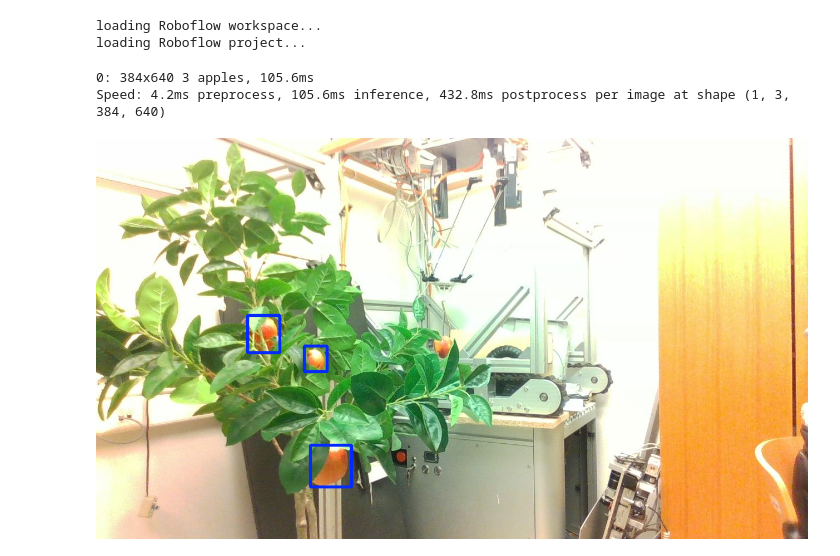
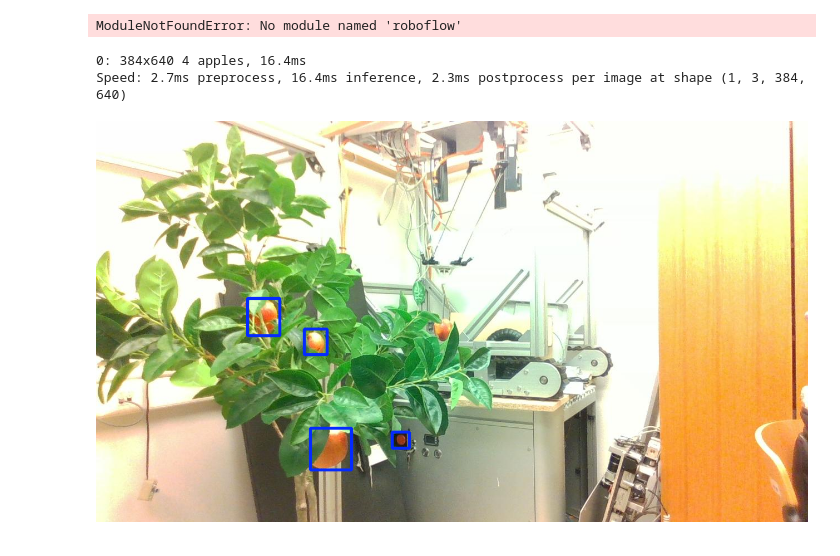
Before and after one commit to dans198/AprilTag_DT, a Jupyter notebook: Apple_picking.ipynb, the cells around one changed output. Saved outputs shown, nothing was run; the diff lists cells and outputs as text; code cells hidden in the pictures.

```diff
--- a/Apple_picking.ipynb
+++ b/Apple_picking.ipynb
@@ -51,46 +51,45 @@ Resolving deltas: 100% (376/376), done.
   Building wheel for antlr4-python3-runtime (setup.py) ... done
   Building wheel for iopath (setup.py) ... done
 # %%
-from inference import get_model
-import supervision as sv
-import cv2
-from roboflow import Roboflow
-API_KEY = "krcBi08AOauTOWDwib66"
-MODEL_ID = "apples-in-the-lab"
-rf = Roboflow(api_key = API_KEY)
-project = rf.workspace().project(MODEL_ID)
-model = project.version("2").model
+# from inference import get_model
+# import supervision as sv
+# import cv2
+# from roboflow import Roboflow
+# API_KEY = "krcBi08AOauTOWDwib66"
+# MODEL_ID = "apples-in-the-lab"
+# rf = Roboflow(api_key = API_KEY)
+# project = rf.workspace().project(MODEL_ID)
+# model = project.version("2").model
 # %% [output]
-loading Roboflow workspace...
-loading Roboflow project...
+ModuleNotFoundError: No module named 'roboflow'
 # %%
 import pyrealsense2 as rs
 import numpy as np
 import cv2
 from ultralytics import YOLO
 import open3d as o3d
 from datetime import datetime
 from PIL import Image
 import time
 
 c_image_path = "/content/color_image1.jpg"
 depth_path = "/content/depth_image1.png"
 model_path = "/content/best.pt"
 model = YOLO(model_path)
 color_image = cv2.imread(c_image_path)
-results = model.predict(color_image, conf=0.4)
+results = model.predict(color_image, conf=0.2)
 
 for i, r in enumerate(results):
         # Plot results image
         im_bgr = r.plot(labels = False)  # BGR-order numpy array
         im_rgb = Image.fromarray(im_bgr[..., ::-1])  # RGB-order PIL image
 
         # Show results to screen
         r.show(labels = False, boxes = True)
 # %% [output]
-0: 384x640 3 apples, 105.6ms
-Speed: 4.2ms preprocess, 105.6ms inference, 432.8ms postprocess per image at shape (1, 3, 384, 640)
+0: 384x640 4 apples, 16.4ms
+Speed: 2.7ms preprocess, 16.4ms inference, 2.3ms postprocess per image at shape (1, 3, 384, 640)
-[figure, old version]
+[figure, new version]
 # %%
 import os
 HOME = os.getcwd()
```
Also changed, not shown: parts of 11 cells of this notebook.
